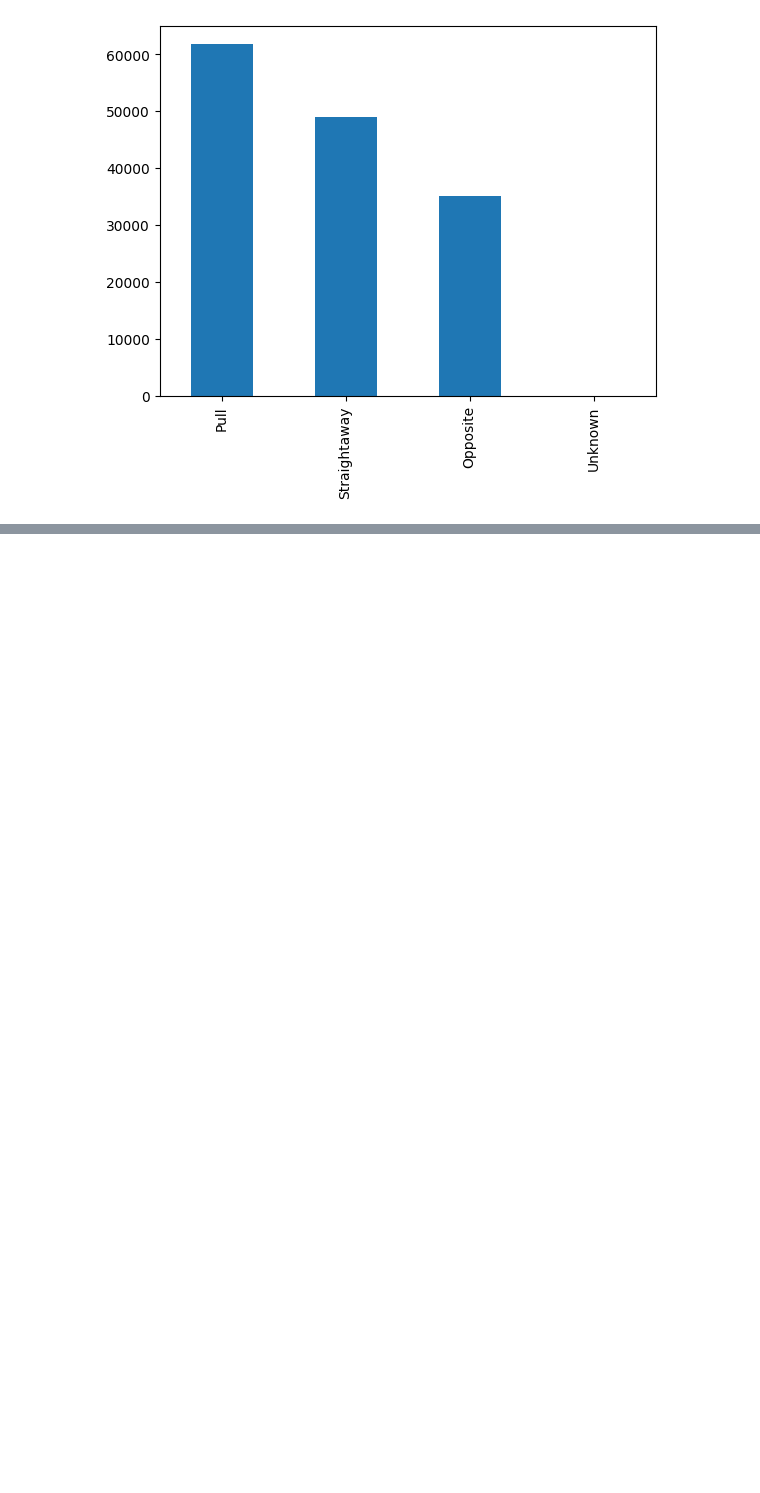
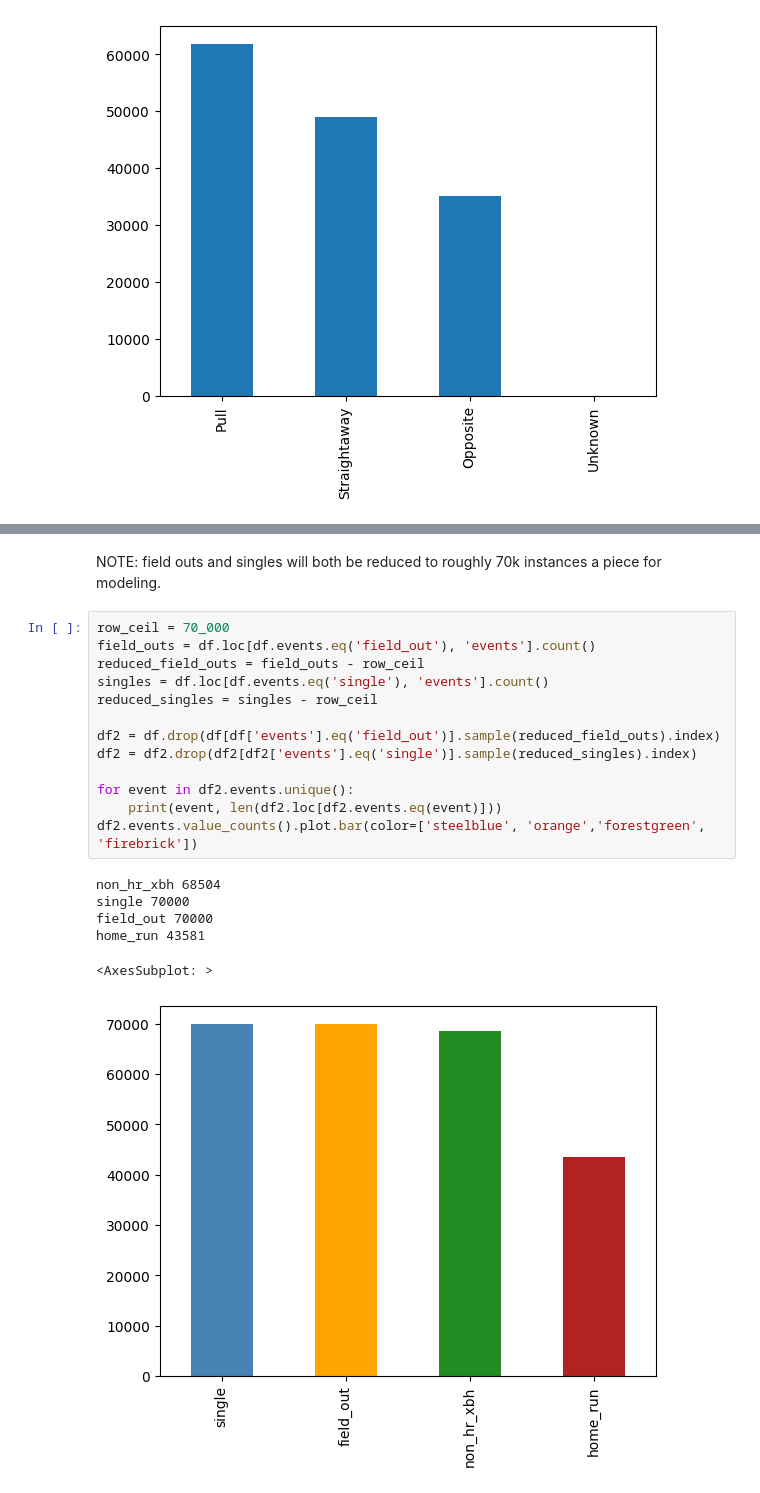
Before and after one commit to bjhammack/predict-at-bat-outcome, a Jupyter notebook: src/predict_at_bat_outcome/analysis/data_analysis.ipynb, the cells around one changed output, grey strips where cells are left out. Saved outputs shown, nothing was run; the diff lists cells and outputs as text; blank space fills up the shorter version.

```diff
--- a/src/predict_at_bat_outcome/analysis/data_analysis.ipynb
+++ b/src/predict_at_bat_outcome/analysis/data_analysis.ipynb
@@ -213,0 +406,22 @@ memory usage: 24.5+ MB
+# %% [markdown]
+NOTE: field outs and singles will both be reduced to roughly 70k instances a piece for modeling.
+# %%
+row_ceil = 70_000
+field_outs = df.loc[df.events.eq('field_out'), 'events'].count()
+reduced_field_outs = field_outs - row_ceil
+singles = df.loc[df.events.eq('single'), 'events'].count()
+reduced_singles = singles - row_ceil
+
+df2 = df.drop(df[df['events'].eq('field_out')].sample(reduced_field_outs).index)
+df2 = df2.drop(df2[df2['events'].eq('single')].sample(reduced_singles).index)
+
+for event in df2.events.unique():
+    print(event, len(df2.loc[df2.events.eq(event)]))
+df2.events.value_counts().plot.bar(color=['steelblue', 'orange','forestgreen', 'firebrick'])
+# %% [output]
+non_hr_xbh 68504
+single 70000
+field_out 70000
+home_run 43581
+<AxesSubplot: >
+[figure, added]
```
Also changed, not shown: parts of 34 cells of this notebook.
